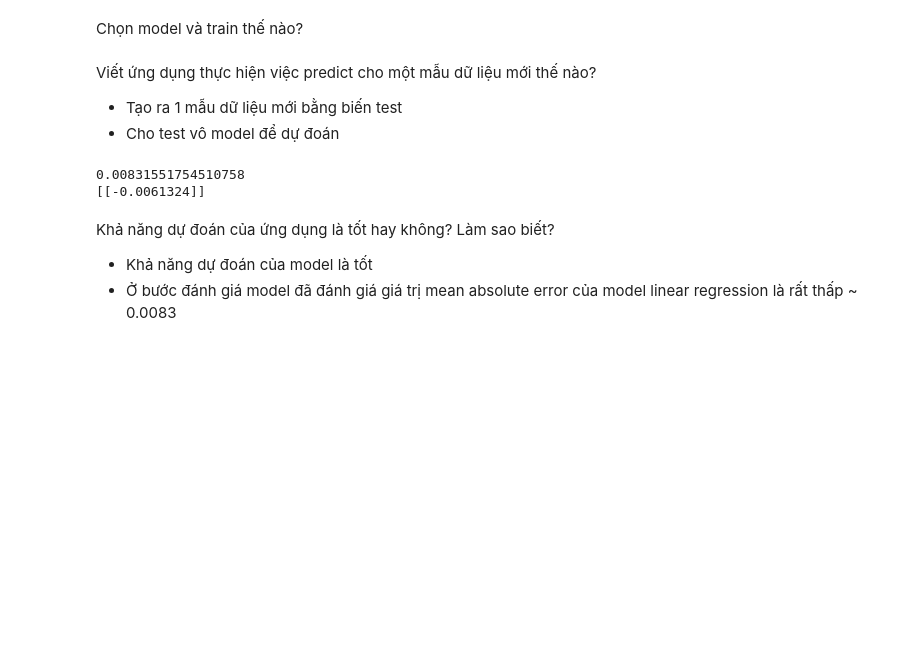
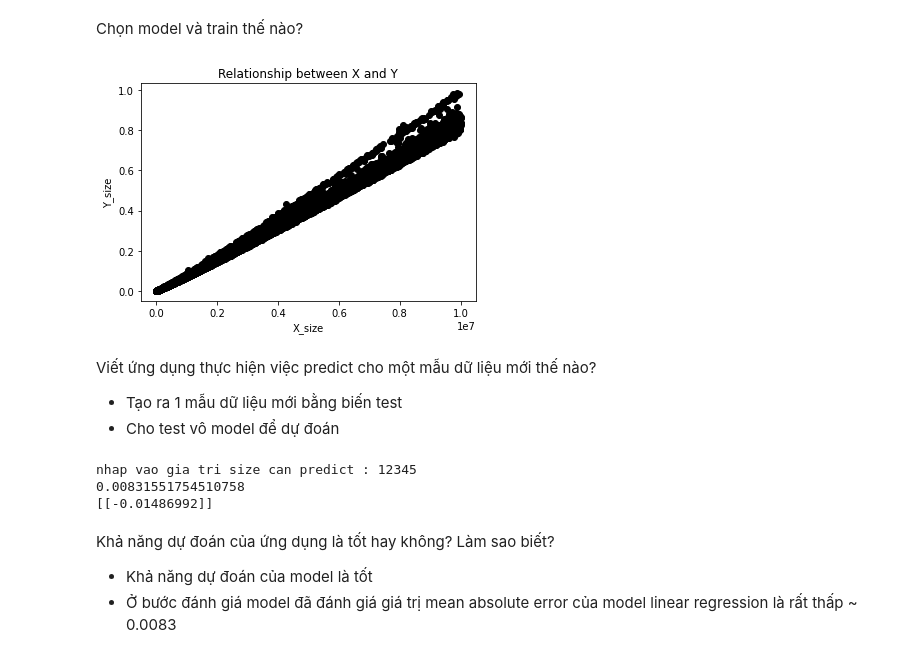
Before and after one commit to xuanthang482/CS114.K21, a Jupyter notebook: Regression.ipynb, the cells around one changed output. Saved outputs shown, nothing was run; the diff lists cells and outputs as text; code cells hidden in the pictures; blank space fills up the shorter version.

```diff
--- a/Regression.ipynb
+++ b/Regression.ipynb
@@ -46,13 +47,23 @@ X_train = X_train.values.reshape(-1,1)
 X_validation = X_validation.values.reshape(-1,1)
 Y_train = Y_train.values.reshape(-1,1)
 Y_validation = Y_validation.values.reshape(-1,1)
+# %%
+X_size = dataset['size']
+y_size = dataset['time']
+plt.title('Relationship between X and Y')
+plt.scatter(X_size, y_size,  color='black')
+plt.xlabel('X_size')
+plt.ylabel('Y_size')
+plt.show()
+# %% [output]
+[figure, added]
 # %% [markdown]
 Viết ứng dụng thực hiện việc predict cho một mẫu dữ liệu mới thế nào?
 
 *   Tạo ra 1 mẫu dữ liệu mới bằng biến test
 *   Cho test vô model để dự đoán
 # %%
-test = [[115679]]
+test = [[int(input("nhap vao gia tri size can predict : "))]]
 model = LinearRegression()
 model.fit(X_train,Y_train)
 pre=model.predict(X_validation)
@@ -61,8 +72,9 @@ print(result)
 a = model.predict(test)
 print(a)
 # %% [output]
+nhap vao gia tri size can predict : 12345
 0.00831551754510758
-[[-0.0061324]]
+[[-0.01486992]]
 # %% [markdown]
 Khả năng dự đoán của ứng dụng là tốt hay không? Làm sao biết?
 
```
Also changed, not shown: parts of 11 cells of this notebook.
